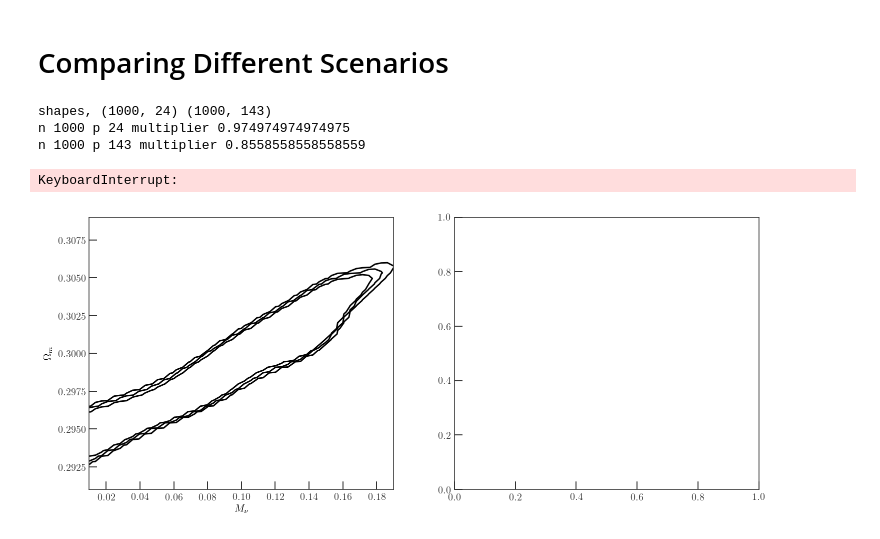
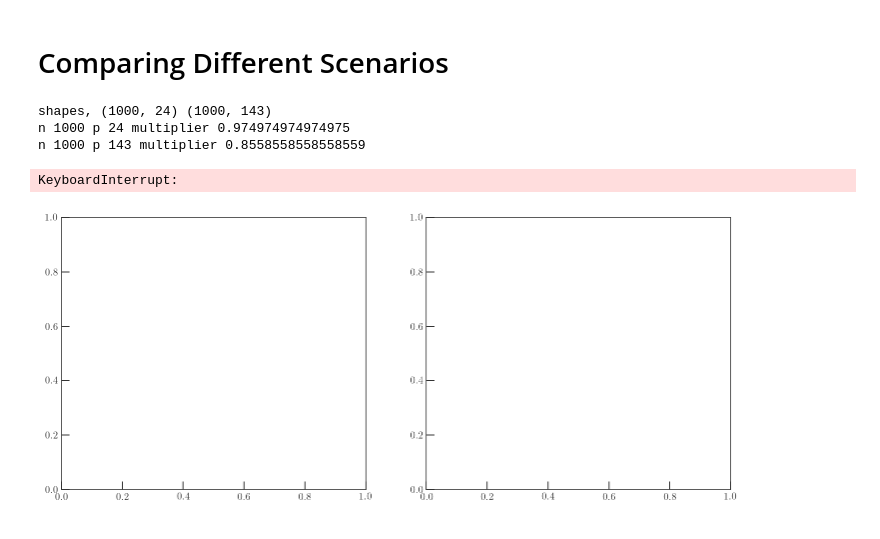
Before and after one commit to xzackli/neutrino_mpk, a Jupyter notebook: comparison of error ellipses.ipynb, the cells around one changed output. Cells and saved outputs as stored; diff of their text form; code cells hidden in the pictures.

```diff
--- a/comparison of error ellipses.ipynb
+++ b/comparison of error ellipses.ipynb
@@ -9,7 +9,7 @@ import matplotlib.pyplot as plt
 # File Loading and Function Definitions
 # %%
 # I'm running this locally, change to /tigress/jialiu/zack/ if you're on tigress
-data_dir = '/Users/zequnl/Projects/neutrino_mpk/'
+data_dir = '/home/zequnl/Projects/neutrino_mpk/'
 PS_directory = data_dir + 'powerspectrum'
 PC_directory = data_dir + 'peakcounts'
 
@@ -211,52 +211,31 @@ set_data(redshifts=['10'])
 
 fig, ax = plt.subplots(1,2, figsize=(12,5))
 
 u = np.linspace(0.1 - 0.03*3, 0.1 + 0.03*3, nres)
 v = np.linspace(0.3 - 0.003*3, 0.3 + 0.003*3, nres)
 w = np.linspace(2.1 - 0.01*3, 2.1 + 0.01*3, nres)
 
 X, Y, Z = np.meshgrid(u, v, w)
 PS_cube = [P( (x,y,z), obsarr_PS, len(ell), interp_PS, invcov_PS ) for \
            x,y,z in zip(np.ravel(X), np.ravel(Y), np.ravel(Z))]
 PS_cube = np.array(PS_cube)
 PS_cube = PS_cube.reshape(X.shape)
 
-U, V = np.meshgrid(u, v)
-ax[0].contour(U, V, np.sum(PS_cube,axis=2), levels=findlevel(np.sum(PS_cube,axis=2))[::-1], \
-                     colors=('black'))
-ax[0].plot([],[], '-', label='z=1', color='black')
-
-ax[0].set_xlabel(r'$M_{\nu}$')
-ax[0].set_ylabel(r'$\Omega_m$')
-# ax[0].legend()
-
-
 u = np.linspace(0.1 - 0.03, 0.1 + 0.03, nres)
 v = np.linspace(0.3 - 0.003, 0.3 + 0.003, nres)
 w = np.linspace(2.1 - 0.01, 2.1 + 0.01, nres)
 X, Y, Z = np.meshgrid(u, v, w)
 
 PC_cube = [P( (x,y,z), obsarr_PC, len(kappa), interp_PC, invcov_PC ) for \
            x,y,z in zip(np.ravel(X), np.ravel(Y), np.ravel(Z))]
 PC_cube = np.array(PC_cube)
 PC_cube = PC_cube.reshape(X.shape)
 
-
-U, V = np.meshgrid(u, v)
-ax[1].contour(U, V, np.sum(PC_cube,axis=2), levels=findlevel(np.sum(PC_cube,axis=2))[::-1], \
-                     colors=('black'))
-ax[1].plot([],[], '-', label='z=1', color='black')
-
-ax[1].set_xlabel(r'$M_{\nu}$')
-ax[1].set_ylabel(r'$\Omega_m$')
-# ax[1].legend()
-
-
 PS_cube1 = PS_cube
 PC_cube1 = PC_cube
 # %% [output]
 shapes, (1000, 24) (1000, 143)
 n 1000 p 24 multiplier 0.974974974974975
 n 1000 p 143 multiplier 0.8558558558558559
 KeyboardInterrupt:
-[figure, old version]
+[figure, new version]
```
Also changed, not shown: parts of 13 cells of this notebook, 5 other files.
